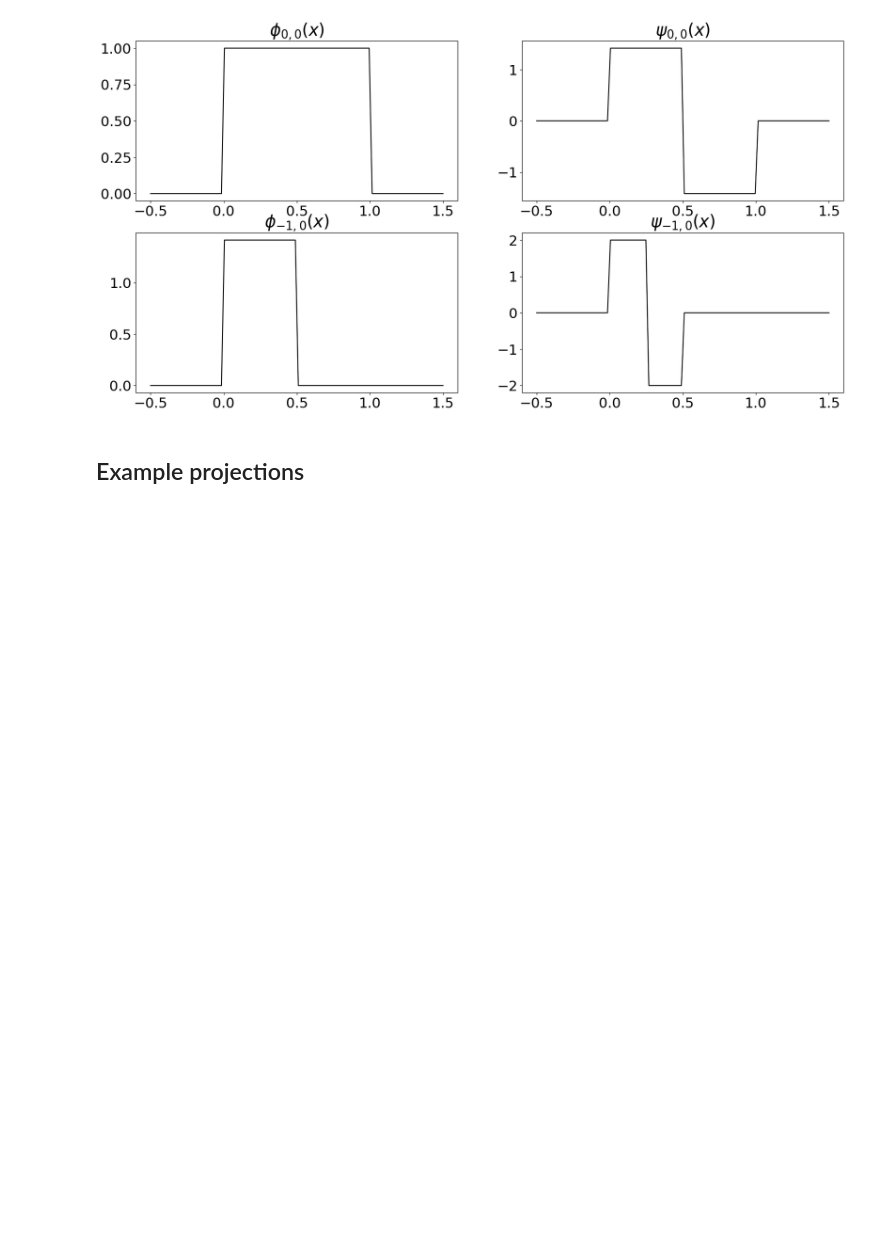
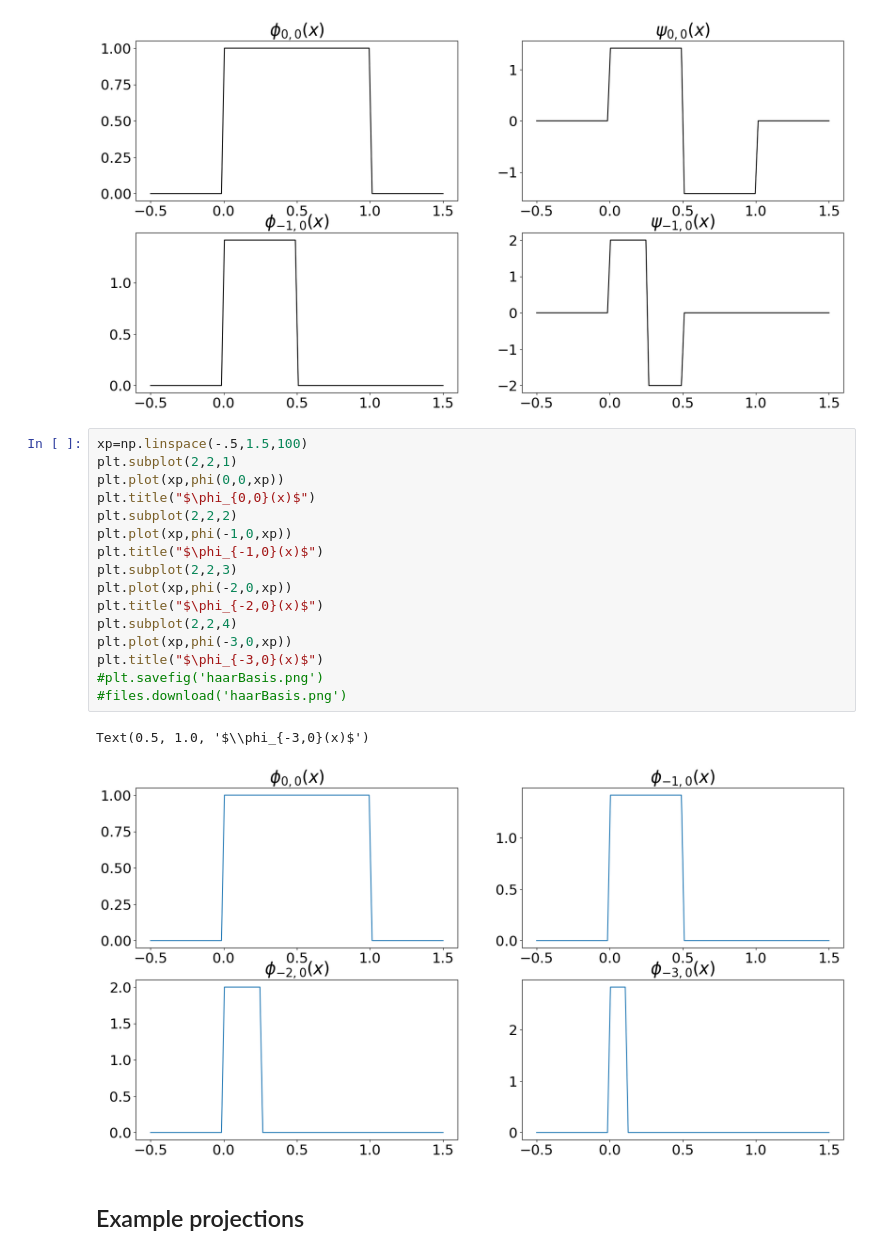
Before and after one commit to arizonaCameraLab/computationalImaging, a Jupyter notebook: Chapter2ForwardModels/wavelets.ipynb, the cells around one changed output. Cells and saved outputs as stored; diff of their text form; blank space fills up the shorter version.

```diff
--- a/Chapter2ForwardModels/wavelets.ipynb
+++ b/Chapter2ForwardModels/wavelets.ipynb
@@ -72,6 +72,25 @@ plt.savefig('haarBasis.png')
 #files.download('haarBasis.png')
 # %% [output]
 [figure]
+# %%
+xp=np.linspace(-.5,1.5,100)
+plt.subplot(2,2,1)
+plt.plot(xp,phi(0,0,xp))
+plt.title("$\phi_{0,0}(x)$")
+plt.subplot(2,2,2)
+plt.plot(xp,phi(-1,0,xp))
+plt.title("$\phi_{-1,0}(x)$")
+plt.subplot(2,2,3)
+plt.plot(xp,phi(-2,0,xp))
+plt.title("$\phi_{-2,0}(x)$")
+plt.subplot(2,2,4)
+plt.plot(xp,phi(-3,0,xp))
+plt.title("$\phi_{-3,0}(x)$")
+#plt.savefig('haarBasis.png')
+#files.download('haarBasis.png')
+# %% [output]
+Text(0.5, 1.0, '$\\phi_{-3,0}(x)$')
+[figure, added]
 # %% [markdown]
 ## Example projections
 # %%
```
Also changed, not shown: parts of 4 cells of this notebook.
